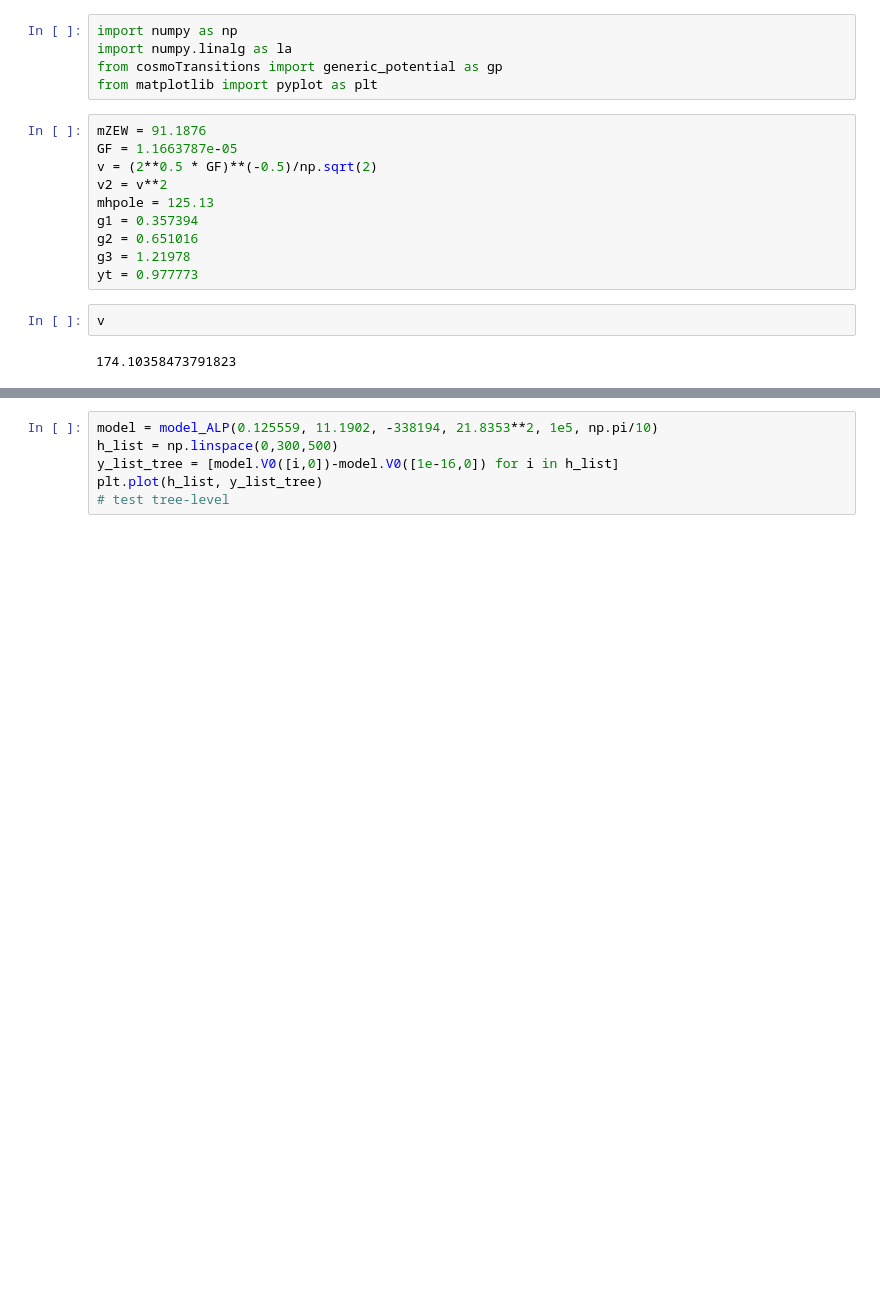
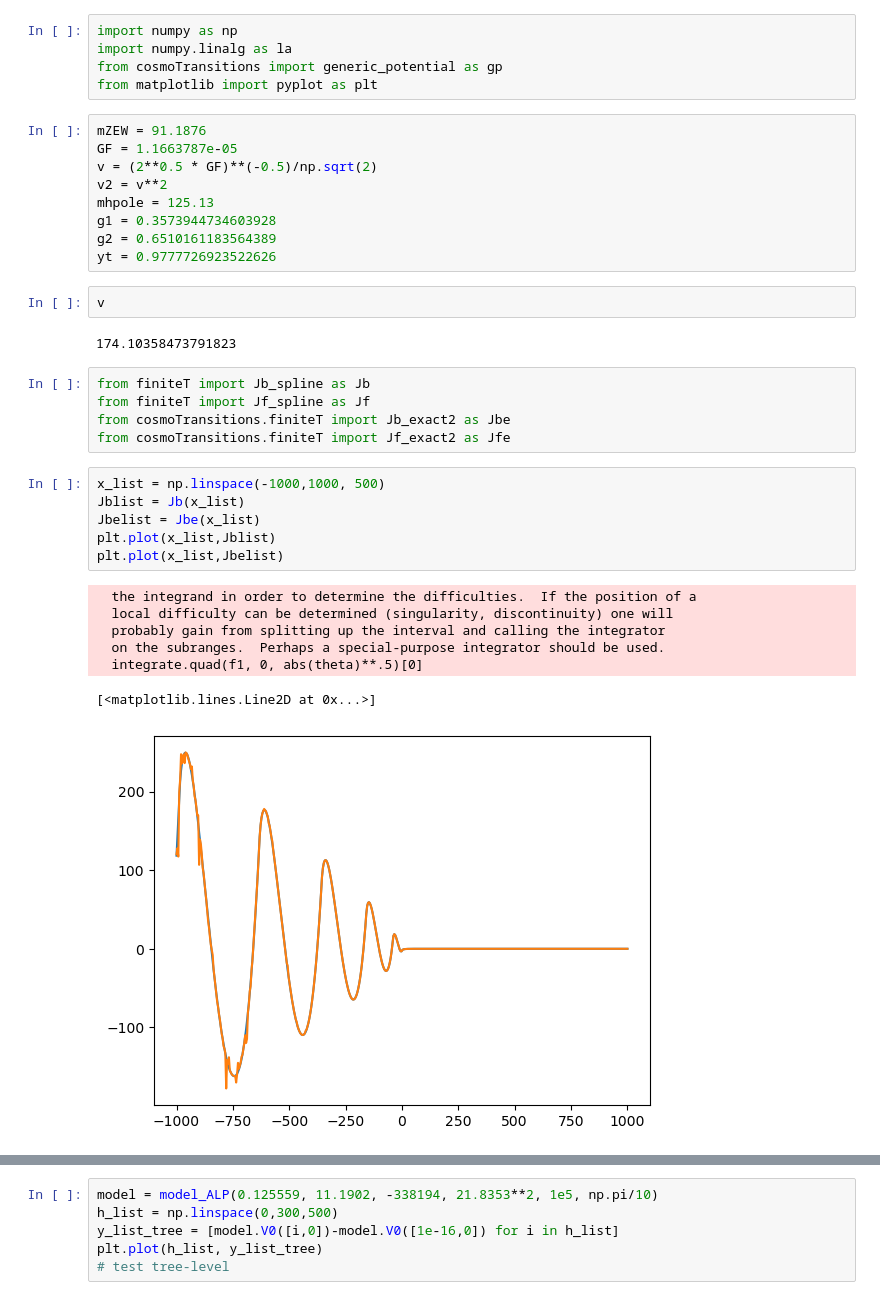
Before and after one commit to quarkquartet/EWPT-ALP, a Jupyter notebook: phase_transition/test.ipynb, the cells around one changed output, grey strips where cells are left out. Drawn from its saved outputs; the diff is of its cells as text; blank space fills up the shorter version.

Commit message:
finite-T potential finished.

```diff
--- a/phase_transition/test.ipynb
+++ b/phase_transition/test.ipynb
@@ -9,11 +9,29 @@ GF = 1.1663787e-05
 v = (2**0.5 * GF)**(-0.5)/np.sqrt(2)
 v2 = v**2
 mhpole = 125.13
-g1 = 0.357394
-g2 = 0.651016
-g3 = 1.21978
-yt = 0.977773
+g1 = 0.3573944734603928
+g2 = 0.6510161183564389
+yt = 0.9777726923522626
 # %%
 v
 # %% [output]
 174.10358473791823
+# %%
+from finiteT import Jb_spline as Jb
+from finiteT import Jf_spline as Jf
+from cosmoTransitions.finiteT import Jb_exact2 as Jbe
+from cosmoTransitions.finiteT import Jf_exact2 as Jfe
+# %%
+x_list = np.linspace(-1000,1000, 500)
+Jblist = Jb(x_list)
+Jbelist = Jbe(x_list)
+plt.plot(x_list,Jblist)
+plt.plot(x_list,Jbelist)
+# %% [output]
+  the integrand in order to determine the difficulties.  If the position of a
+  local difficulty can be determined (singularity, discontinuity) one will
+  probably gain from splitting up the interval and calling the integrator
+  on the subranges.  Perhaps a special-purpose integrator should be used.
+  integrate.quad(f1, 0, abs(theta)**.5)[0]
+[<matplotlib.lines.Line2D at 0x...>]
+[figure, added]
```
Also changed, not shown: parts of 5 cells of this notebook, 6 other files.
